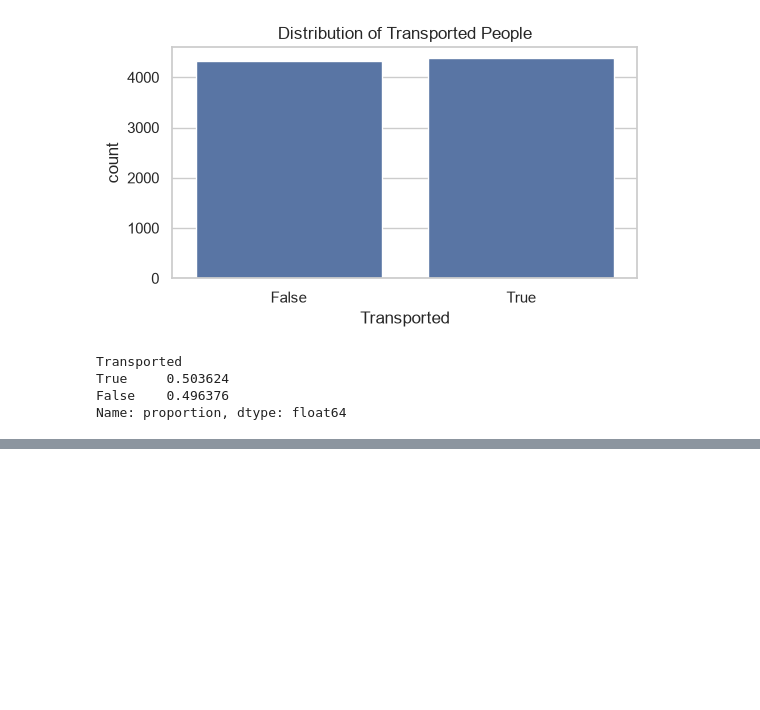
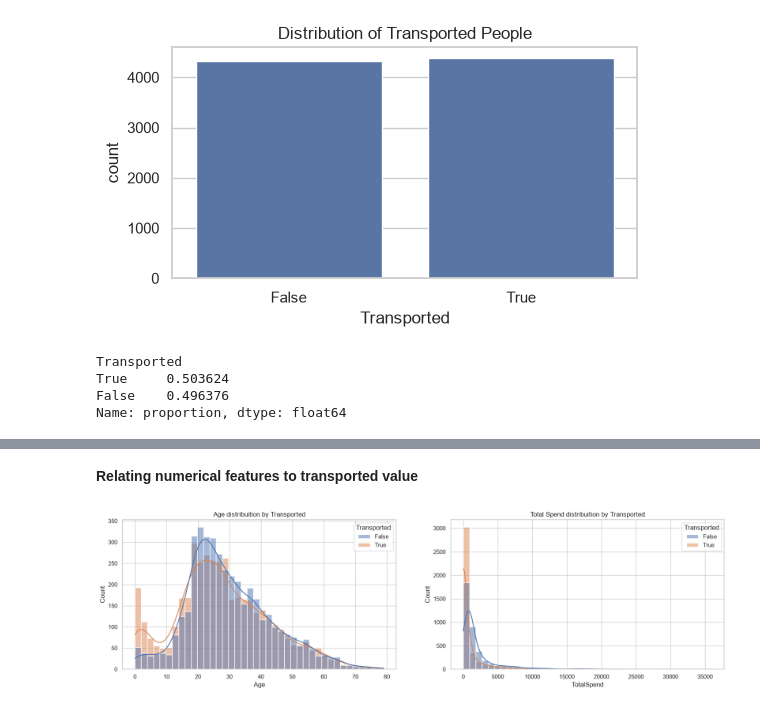
Before and after one commit to PinaDaniele/Spaceship-Titanic, a Jupyter notebook: notebooks/eda.ipynb, the cells around one changed output, grey strips where cells are left out. Saved outputs shown, nothing was run; the diff lists cells and outputs as text; code cells hidden in the pictures; blank space fills up the shorter version.

```diff
--- a/notebooks/eda.ipynb
+++ b/notebooks/eda.ipynb
@@ -88,0 +88,15 @@ TypeError: subplot() takes 1 or 3 positional arguments but 2 were given
+# %% [markdown]
+**Relating numerical features to transported value**
+# %%
+fig, axes = plt.subplots(1, 2, figsize=(20,5))
+
+sns.histplot(data=df, x='Age', hue='Transported', bins=40, kde=True, ax=axes[0])
+axes[0].set_title('Age distribuition by Transported')
+
+df['TotalSpend'] = df['RoomService'] + df['FoodCourt'] + df['ShoppingMall'] + df['Spa'] + df['VRDeck']
+sns.histplot(data=df, x='TotalSpend', hue='Transported', bins=40, kde=True, ax=axes[1])
+axes[1].set_title('Total Spend distribuition by Transported')
+
+fig.show()
+# %% [output]
+[figure, added]
```
Also changed, not shown: parts of 5 cells of this notebook.
